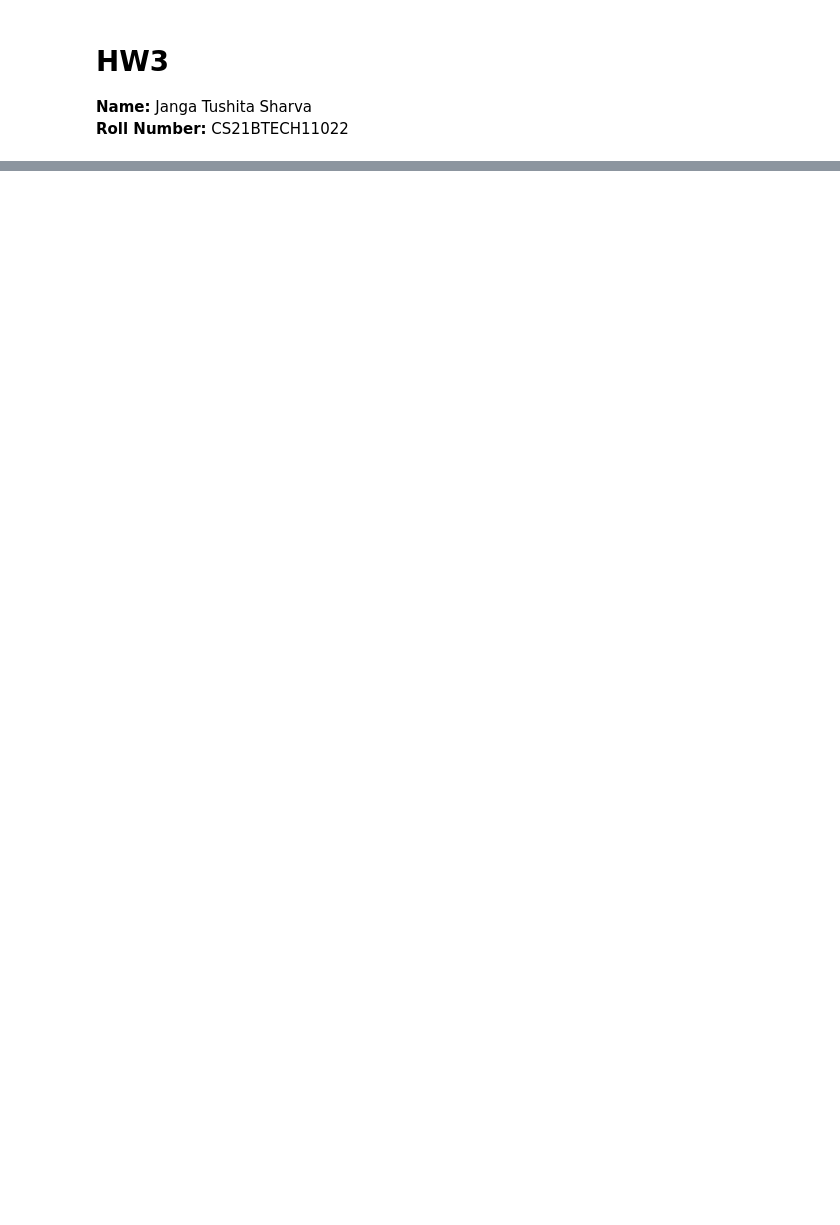
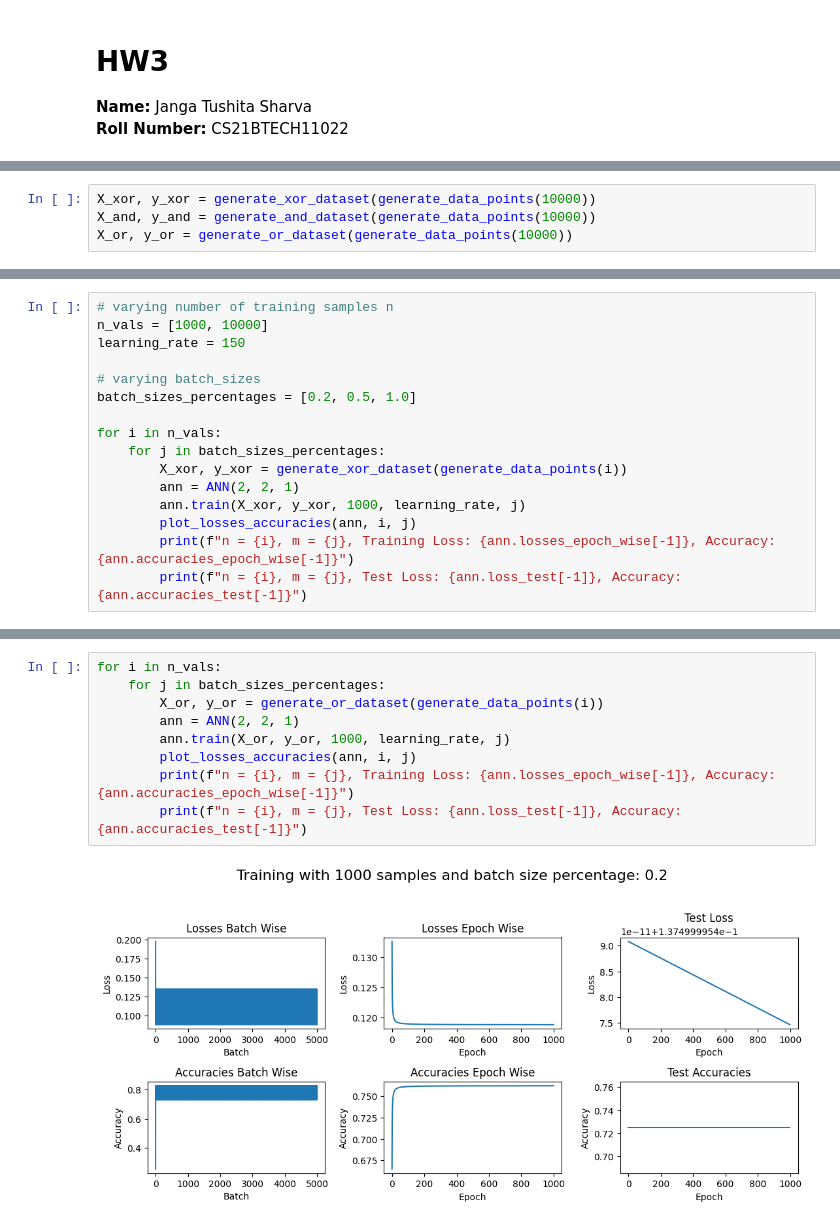
Before and after one commit to TushitaSharva/SEM7, a Jupyter notebook: AI5100/HW3/cs21btech11022-hw3.ipynb, the cells around one changed output, grey strips where cells are left out. Drawn from its saved outputs; the diff is of its cells as text; blank space fills up the shorter version.

```diff
--- a/AI5100/HW3/cs21btech11022-hw3.ipynb
+++ b/AI5100/HW3/cs21btech11022-hw3.ipynb
@@ -78,0 +43,4 @@ Truth table of XOR:
+# %%
+X_xor, y_xor = generate_xor_dataset(generate_data_points(10000))
+X_and, y_and = generate_and_dataset(generate_data_points(10000))
+X_or, y_or = generate_or_dataset(generate_data_points(10000))
@@ -78,0 +225,16 @@ Truth table of XOR:
+# %%
+# varying number of training samples n
+n_vals = [1000, 10000]
+learning_rate = 150
+
+# varying batch_sizes
+batch_sizes_percentages = [0.2, 0.5, 1.0]
+
+for i in n_vals:
+    for j in batch_sizes_percentages:
+        X_xor, y_xor = generate_xor_dataset(generate_data_points(i))
+        ann = ANN(2, 2, 1)
+        ann.train(X_xor, y_xor, 1000, learning_rate, j)
+        plot_losses_accuracies(ann, i, j)
+        print(f"n = {i}, m = {j}, Training Loss: {ann.losses_epoch_wise[-1]}, Accuracy: {ann.accuracies_epoch_wise[-1]}")
+        print(f"n = {i}, m = {j}, Test Loss: {ann.loss_test[-1]}, Accuracy: {ann.accuracies_test[-1]}")
@@ -78,0 +260,11 @@ Truth table of XOR:
+# %%
+for i in n_vals:
+    for j in batch_sizes_percentages:
+        X_or, y_or = generate_or_dataset(generate_data_points(i))
+        ann = ANN(2, 2, 1)
+        ann.train(X_or, y_or, 1000, learning_rate, j)
+        plot_losses_accuracies(ann, i, j)
+        print(f"n = {i}, m = {j}, Training Loss: {ann.losses_epoch_wise[-1]}, Accuracy: {ann.accuracies_epoch_wise[-1]}")
+        print(f"n = {i}, m = {j}, Test Loss: {ann.loss_test[-1]}, Accuracy: {ann.accuracies_test[-1]}")
+# %% [output]
+[figure, added]
```
Also changed, not shown: parts of 12 cells of this notebook, 1 other file.
